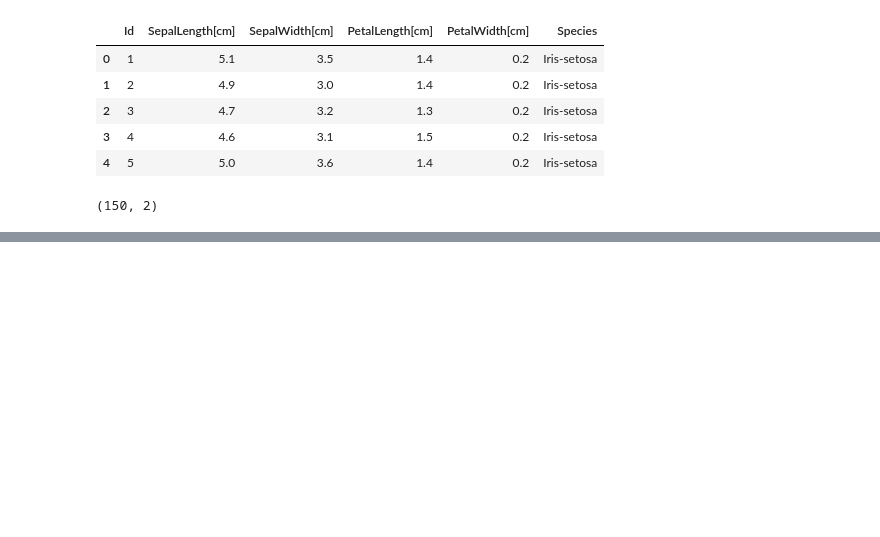
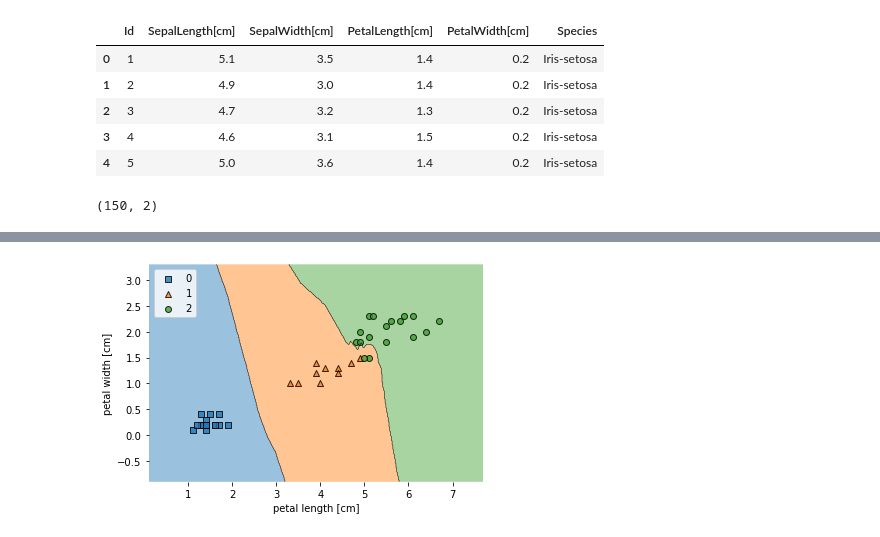
Before and after one commit to JASorianoHernandez/Notebooks, a Jupyter notebook: Intro_to_Machine_Learning_and_Statistical_Pattern_Classification_Course.ipynb, the cells around one changed output, grey strips where cells are left out. Saved outputs shown, nothing was run; the diff lists cells and outputs as text; code cells hidden in the pictures; blank space fills up the shorter version.

```diff
--- a/Intro_to_Machine_Learning_and_Statistical_Pattern_Classification_Course.ipynb
+++ b/Intro_to_Machine_Learning_and_Statistical_Pattern_Classification_Course.ipynb
@@ -297,0 +447,8 @@ X_test, y_test = X_shuffled[105:], y_shuffled[105:]
+# %%
+plot_decision_regions(X_test, y_test, knn_model)
+plt.xlabel('petal length [cm]')
+plt.ylabel('petal width [cm]')
+plt.legend(loc='upper left')
+plt.show()
+# %% [output]
+[figure, added]
```
Also changed, not shown: parts of 42 cells of this notebook.
